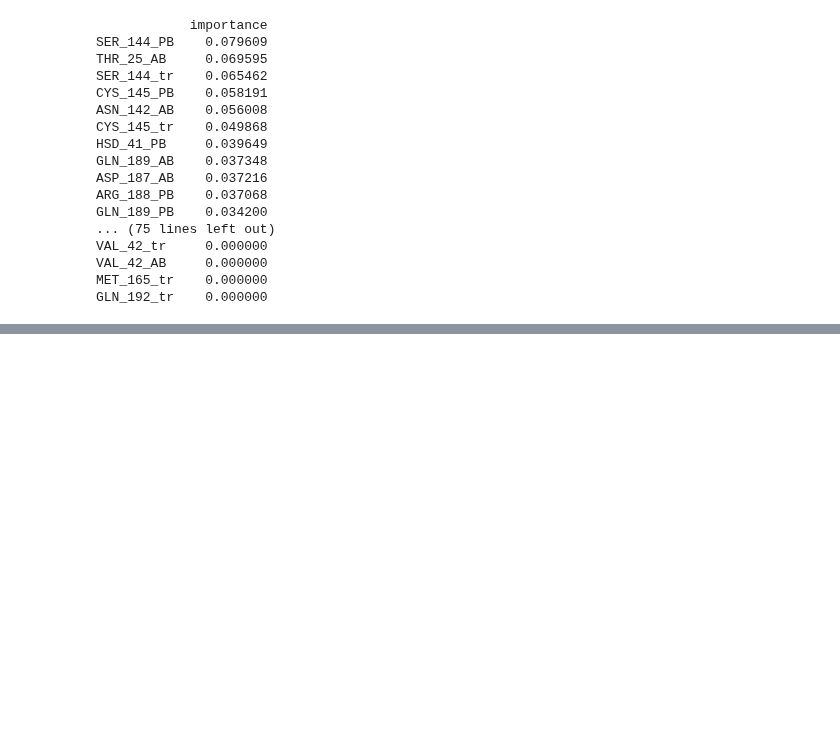
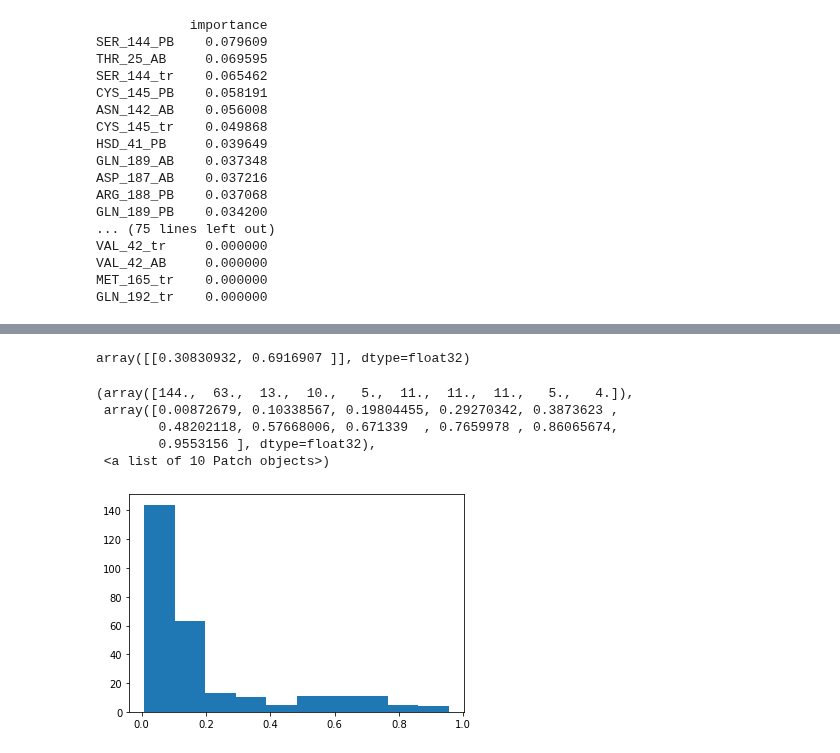
Before and after one commit to jglaser/gigadocking_notebooks, a Jupyter notebook: ML.ipynb, the cells around one changed output, grey strips where cells are left out. Cells and saved outputs as stored; diff of their text form; code cells hidden in the pictures; blank space fills up the shorter version.

```diff
--- a/ML.ipynb
+++ b/ML.ipynb
@@ -297,0 +341,14 @@ GLN_192_tr    0.000000
+# %%
+model_tr.predict_proba(df_features_tr[df_features_tr.CID.str.startswith('ADA-UCB-6c2cb422-1')][columns_moonshot_tr])
+# %% [output]
+array([[0.30830932, 0.6916907 ]], dtype=float32)
+# %%
+fig, ax = plt.subplots()
+ax.hist(model_tr.predict_proba(df_features_tr[columns_moonshot_tr])[:,1])
+# %% [output]
+(array([144.,  63.,  13.,  10.,   5.,  11.,  11.,  11.,   5.,   4.]),
+ array([0.00872679, 0.10338567, 0.19804455, 0.29270342, 0.3873623 ,
+        0.48202118, 0.57668006, 0.671339  , 0.7659978 , 0.86065674,
+        0.9553156 ], dtype=float32),
+ <a list of 10 Patch objects>)
+[figure, added]
```
Also changed, not shown: parts of 13 cells of this notebook.
